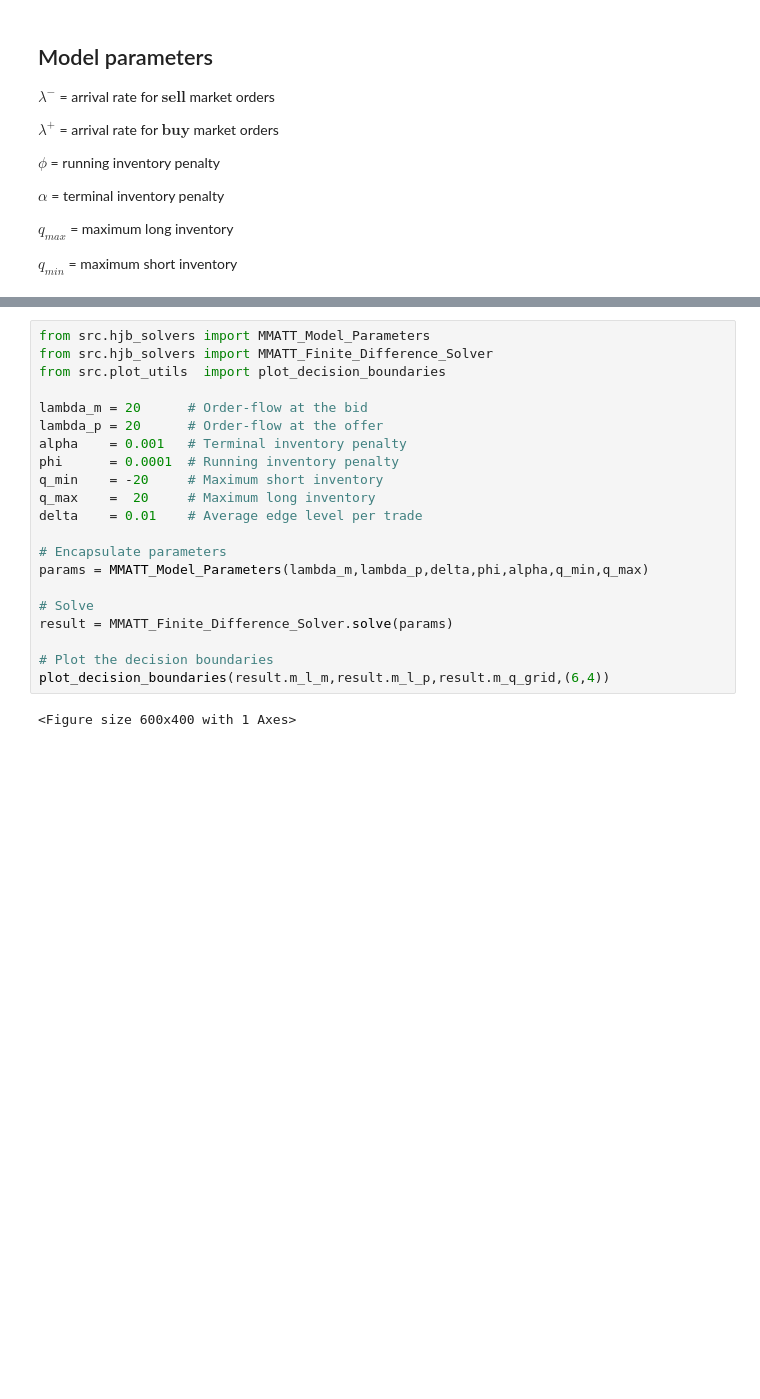
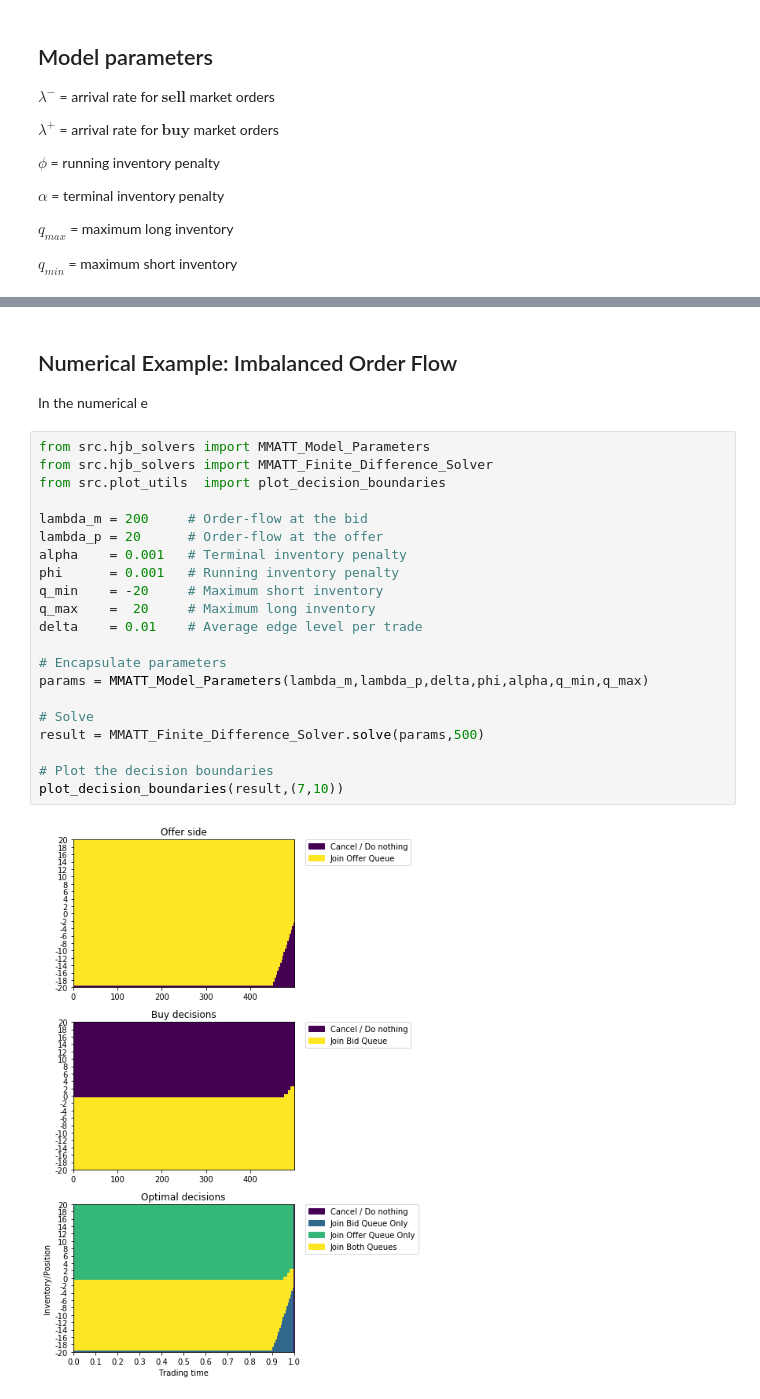
Before and after one commit to PontusHultkrantz/market_making, a Jupyter notebook: market_making.ipynb, the cells around one changed output, grey strips where cells are left out. Cells and saved outputs as stored; diff of their text form; blank space fills up the shorter version.

```diff
--- a/market_making.ipynb
+++ b/market_making.ipynb
@@ -47,23 +72,27 @@ $q_{min}$ = maximum short inventory
+# %% [markdown]
+## Numerical Example: Imbalanced Order Flow
+
+In the numerical e
 # %%
 from src.hjb_solvers import MMATT_Model_Parameters
 from src.hjb_solvers import MMATT_Finite_Difference_Solver
 from src.plot_utils  import plot_decision_boundaries
 
-lambda_m = 20      # Order-flow at the bid
+lambda_m = 200     # Order-flow at the bid
 lambda_p = 20      # Order-flow at the offer
 alpha    = 0.001   # Terminal inventory penalty
-phi      = 0.0001  # Running inventory penalty
+phi      = 0.001   # Running inventory penalty
 q_min    = -20     # Maximum short inventory
 q_max    =  20     # Maximum long inventory
 delta    = 0.01    # Average edge level per trade
 
 # Encapsulate parameters
 params = MMATT_Model_Parameters(lambda_m,lambda_p,delta,phi,alpha,q_min,q_max)
 
 # Solve
-result = MMATT_Finite_Difference_Solver.solve(params)
+result = MMATT_Finite_Difference_Solver.solve(params,500)
 
 # Plot the decision boundaries
-plot_decision_boundaries(result.m_l_m,result.m_l_p,result.m_q_grid,(6,4))
+plot_decision_boundaries(result,(7,10))
 # %% [output]
-<Figure size 600x400 with 1 Axes>
+[figure, added]
```
Also changed, not shown: parts of 2 cells of this notebook.
